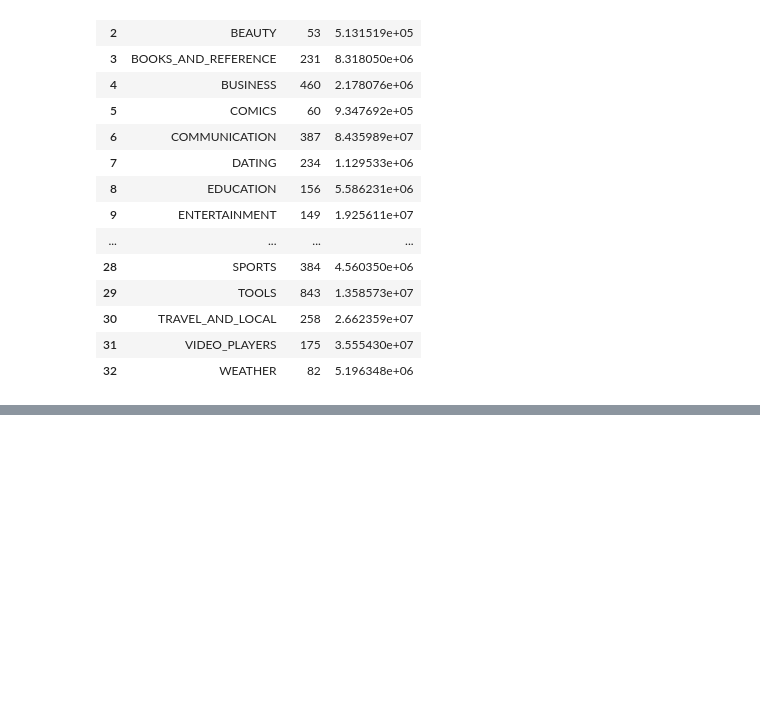
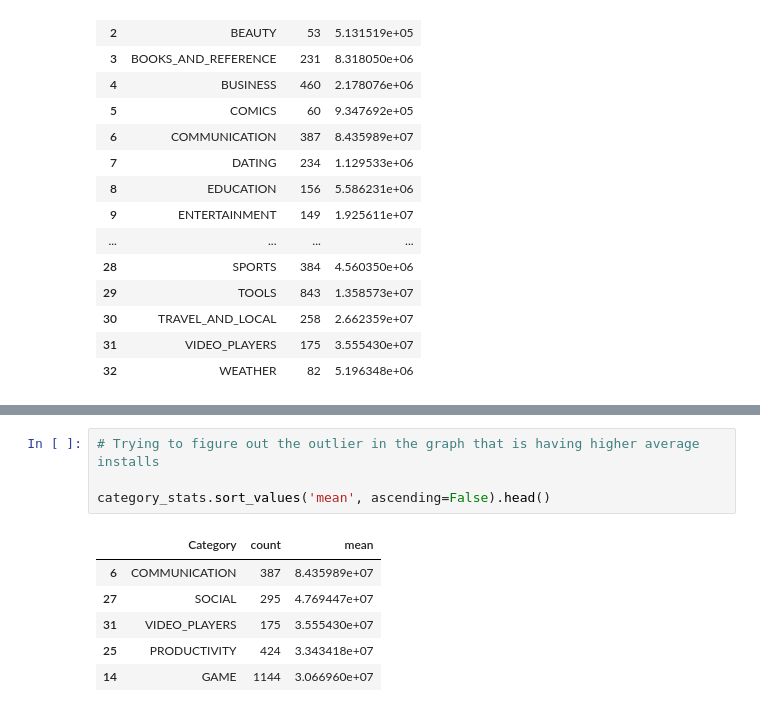
Before and after one commit to Harish-Senthilkumar/google-play-store-analysis, a Jupyter notebook: notebooks/analysis.ipynb, the cells around one changed output, grey strips where cells are left out. Drawn from its saved outputs; the diff is of its cells as text; blank space fills up the shorter version.

```diff
--- a/notebooks/analysis.ipynb
+++ b/notebooks/analysis.ipynb
@@ -371,0 +374,11 @@ plt.show()
+# %%
+# Trying to figure out the outlier in the graph that is having higher average installs
+
+category_stats.sort_values('mean', ascending=False).head()
+# %% [output]
+|  | Category | count | mean |
+| 6 | COMMUNICATION | 387 | 8.435989e+07 |
+| 27 | SOCIAL | 295 | 4.769447e+07 |
+| 31 | VIDEO_PLAYERS | 175 | 3.555430e+07 |
+| 25 | PRODUCTIVITY | 424 | 3.343418e+07 |
+| 14 | GAME | 1144 | 3.066960e+07 |
```
Also changed, not shown: parts of 3 cells of this notebook.
